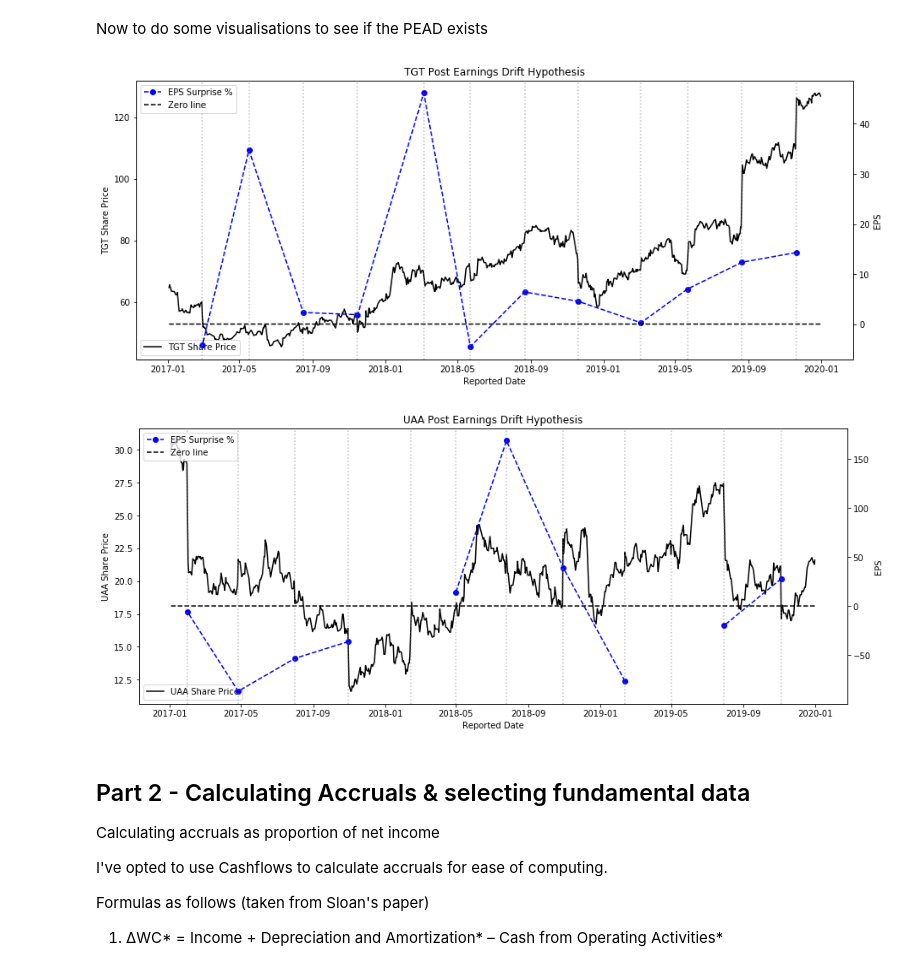
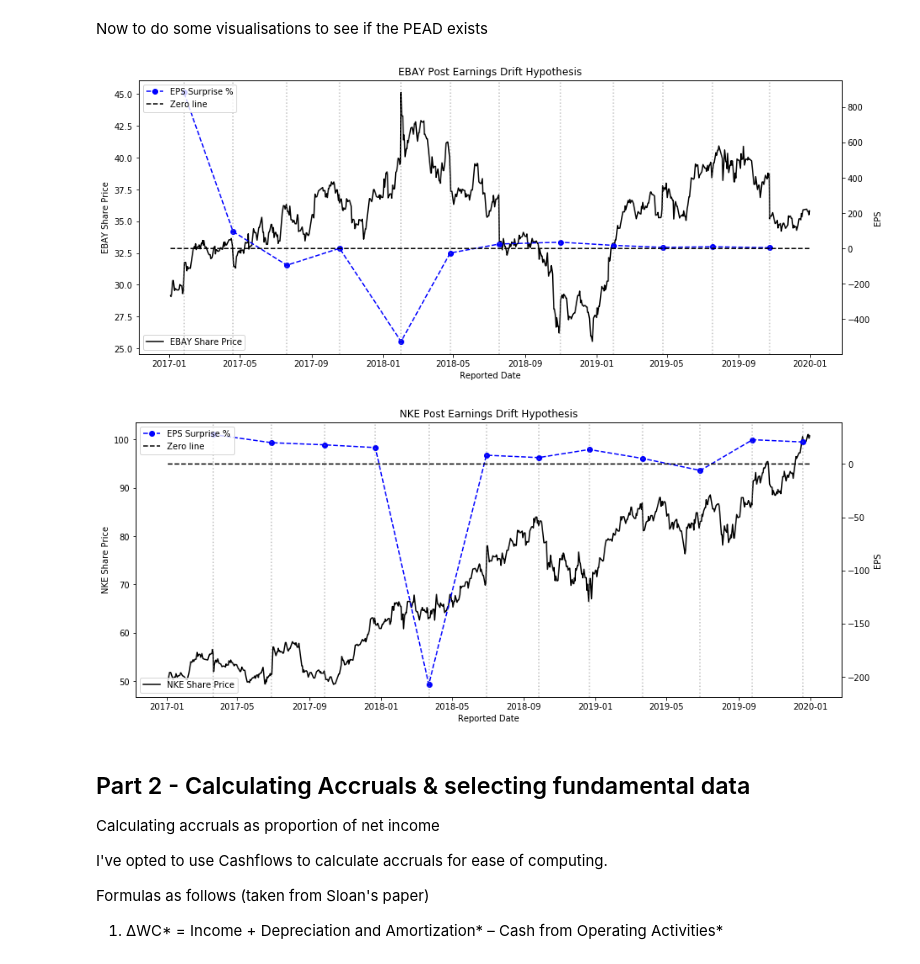
Before and after one commit to 084e0d1c/pead-accrual, a Jupyter notebook: pead_accruals.ipynb, the cells around one changed output. Cells and saved outputs as stored; diff of their text form; code cells hidden in the pictures.

```diff
--- a/pead_accruals.ipynb
+++ b/pead_accruals.ipynb
@@ -123,14 +127,14 @@ def plot_hypothesis(ticker,e_hist_final,start_date,end_date):
     ax1.legend(loc='lower left')
     plt.show()
 # %%
-plot_hypothesis('TGT',e_hist_final,start_date,end_date)
+plot_hypothesis('EBAY',e_hist_final,start_date,end_date)
 # %% [output]
-[figure, old version]
+[figure, new version]
 # %%
-plot_hypothesis('UAA',e_hist_final,start_date,end_date)
+plot_hypothesis('NKE',e_hist_final,start_date,end_date)
 #Some missing points for EPS due to data incompleteness
 # %% [output]
-[figure, old version]
+[figure, new version]
 # %% [markdown]
 ## Part 2 - Calculating Accruals & selecting fundamental data
 
```
Also changed, not shown: parts of 10 cells of this notebook.
